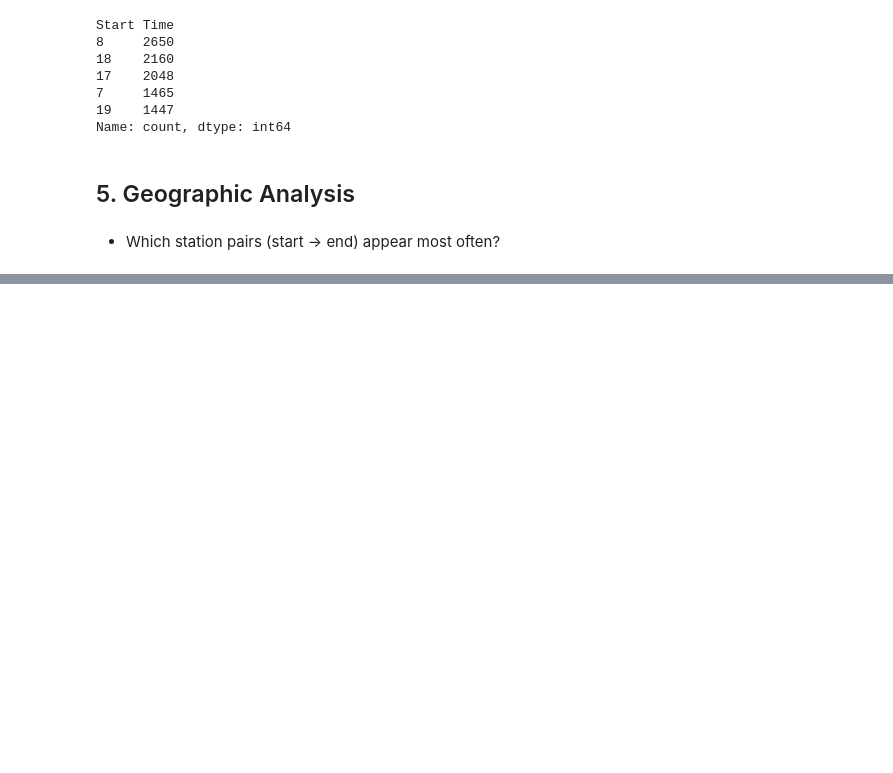
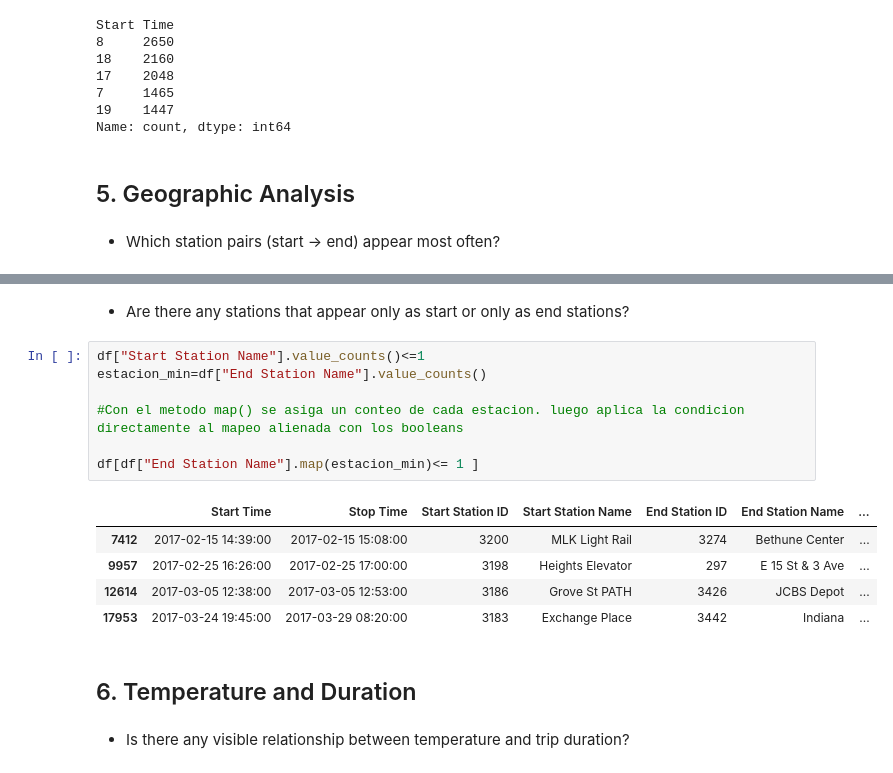
Before and after one commit to sebasrt97/citiesbikes, a Jupyter notebook: bikes.ipynb, the cells around one changed output, grey strips where cells are left out. Saved outputs shown, nothing was run; the diff lists cells and outputs as text; blank space fills up the shorter version.

```diff
--- a/bikes.ipynb
+++ b/bikes.ipynb
@@ -184,0 +187,19 @@ Object `often` not found.
+# %% [markdown]
+ - Are there any stations that appear only as start or only as end stations?
+# %%
+df["Start Station Name"].value_counts()<=1
+estacion_min=df["End Station Name"].value_counts()
+
+#Con el metodo map() se asiga un conteo de cada estacion. luego aplica la condicion directamente al mapeo alienada con los booleans
+
+df[df["End Station Name"].map(estacion_min)<= 1 ]
+# %% [output]
+|  | Start Time | Stop Time | Start Station ID | Start Station Name | End Station ID | End Station Name | ... |
+| 7412 | 2017-02-15 14:39:00 | 2017-02-15 15:08:00 | 3200 | MLK Light Rail | 3274 | Bethune Center | ... |
+| 9957 | 2017-02-25 16:26:00 | 2017-02-25 17:00:00 | 3198 | Heights Elevator | 297 | E 15 St & 3 Ave | ... |
+| 12614 | 2017-03-05 12:38:00 | 2017-03-05 12:53:00 | 3186 | Grove St PATH | 3426 | JCBS Depot | ... |
+| 17953 | 2017-03-24 19:45:00 | 2017-03-29 08:20:00 | 3183 | Exchange Place | 3442 | Indiana | ... |
+# %% [markdown]
+## 6. Temperature and Duration
+# %% [markdown]
+- Is there any visible relationship between temperature and trip duration?
```
Also changed, not shown: parts of 8 cells of this notebook.
